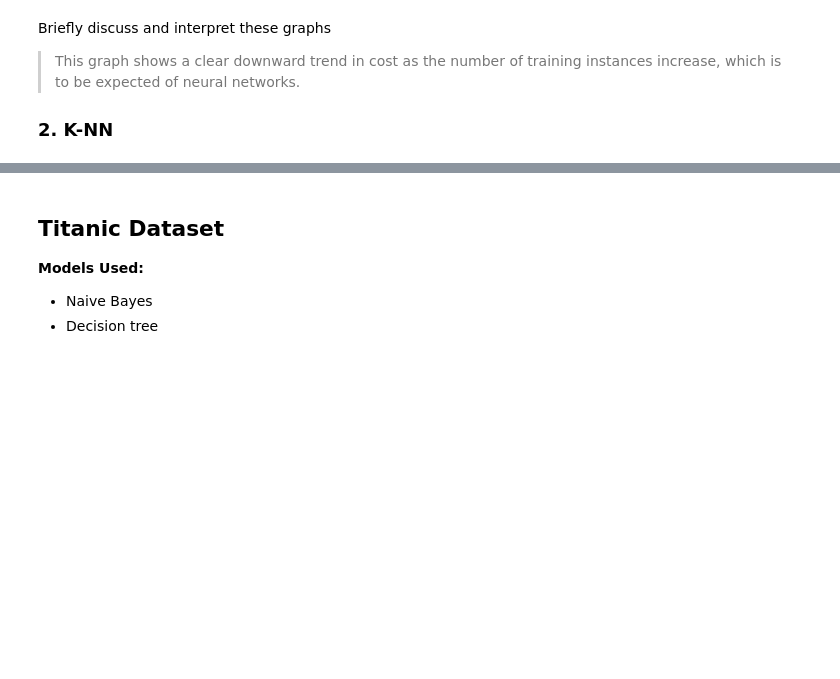
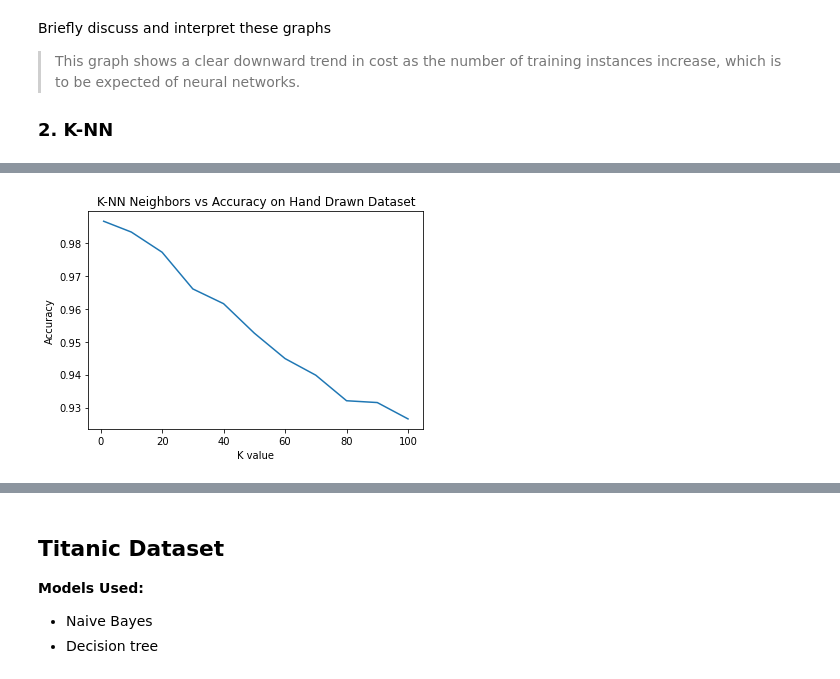
Before and after one commit to Andrei-Treil/CS589-Final, a Jupyter notebook: final.ipynb, the cells around one changed output, grey strips where cells are left out. Drawn from its saved outputs; the diff is of its cells as text; code cells hidden in the pictures; blank space fills up the shorter version.

Commit message:
hand-drawn done!

```diff
--- a/final.ipynb
+++ b/final.ipynb
@@ -229,0 +343,3 @@ Briefly discuss and interpret these graphs
+# %%
+j_vals = [1,10,20,30,40,50,60,70,80,90,100]
+j_res = dig_test_knn(dig_fold,dig_vals,j_vals)
@@ -229,0 +367,18 @@ Briefly discuss and interpret these graphs
+# %%
+j_vals = []
+j_acc = []
+for j,perf in j_res.items():
+    avg_acc,avg_f1 = [0,0]
+    for res in perf:
+        avg_acc += res[0]
+        avg_f1 += res[1]
+    j_acc.append(avg_acc/10)
+    j_vals.append(j)
+
+plt.plot(j_vals,j_acc)
+plt.xlabel("K value")
+plt.ylabel("Accuracy")
+plt.title("K-NN Neighbors vs Accuracy on Hand Drawn Dataset")
+plt.show()
+# %% [output]
+[figure, added]
```
Also changed, not shown: parts of 8 cells of this notebook.
